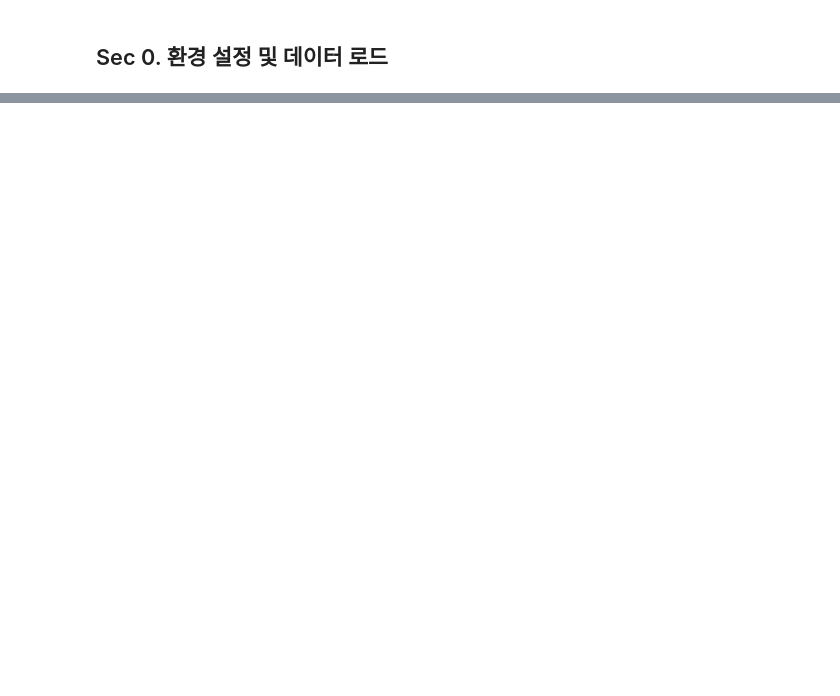
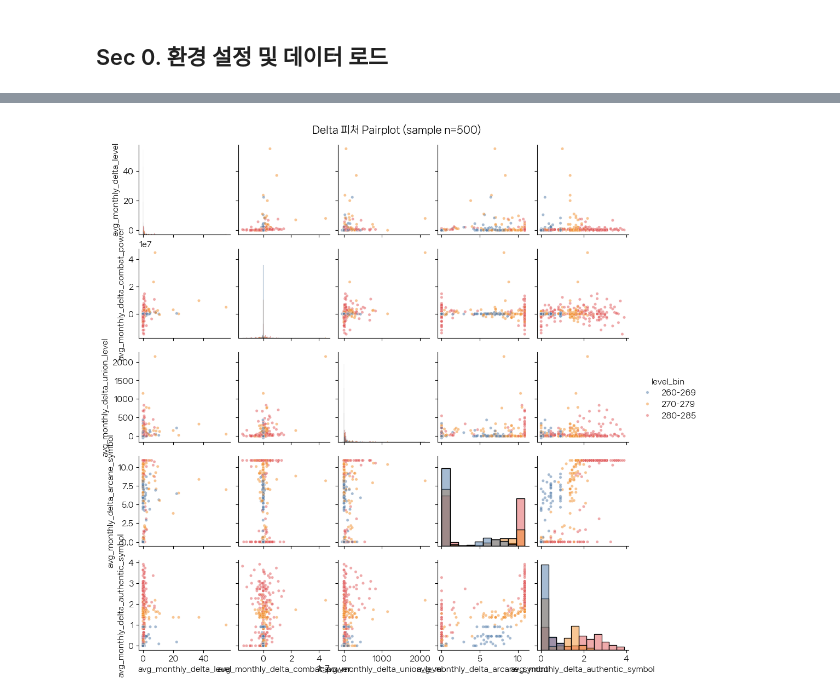
Before and after one commit to ladinzgit/maple-stagnation, a Jupyter notebook: eda/eda.ipynb, the cells around one changed output, grey strips where cells are left out. Cells and saved outputs as stored; diff of their text form; code cells hidden in the pictures; blank space fills up the shorter version.

```diff
--- a/eda/eda.ipynb
+++ b/eda/eda.ipynb
@@ -1418,0 +54,14 @@ print('  → C의 Silhouette Score > A이면 레벨 난이도 보정이 군집
+# %%
+# 데이터 로드 + class_group 병합
+df_raw = pd.read_csv('../data/features_monthly.csv', encoding='utf-8-sig')
+mc = pd.read_csv('../data/main_characters.csv', encoding='utf-8-sig', usecols=['ocid', 'class_group'])
+df = df_raw.merge(mc, on='ocid', how='left')
+
+# 레벨 구간 (수집 시 사용한 동일 경계: 260-269 / 270-279 / 280-285)
+df['level_bin'] = pd.cut(df['level'], bins=[259, 269, 279, 285], labels=LEVEL_BIN_ORDER)
+
+print(f'features_monthly: {df_raw.shape}, merged: {df.shape}')
+print(f'class_group 결측: {df["class_group"].isna().sum()}행 (병합 실패)')
+print(f'수집 윈도우: {df["first_valid_month"].iloc[0]} ~ {df["last_valid_month"].iloc[0]} (num_valid_months 항상 {df["num_valid_months"].iloc[0]})')
+
+df.describe(include=[np.number]).T.round(2)
@@ -1418,0 +304,14 @@ print('  → C의 Silhouette Score > A이면 레벨 난이도 보정이 군집
+# %%
+# Delta 피처 5개 pairplot — level_bin 색상
+sample_n = min(500, len(df_clean))
+df_pair = (df_clean[DELTA_COLS + ['level_bin']]
+           .dropna(subset=['level_bin'])
+           .sample(sample_n, random_state=42))
+
+g = sns.pairplot(df_pair, hue='level_bin', palette=BIN_PALETTE,
+                 vars=DELTA_COLS, plot_kws={'alpha': 0.5, 's': 14},
+                 diag_kind='hist', height=2.0)
+g.fig.suptitle(f'Delta 피처 Pairplot (sample n={sample_n})', y=1.02, fontsize=13)
+plt.show()
+# %% [output]
+[figure, added]
```
Also changed, not shown: parts of 90 cells of this notebook, 28 other files.
